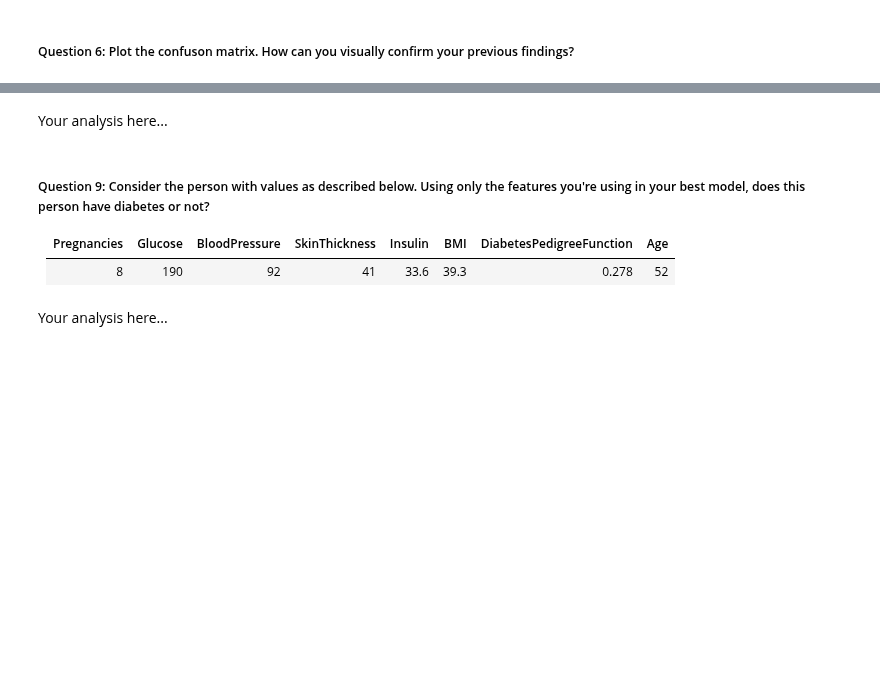
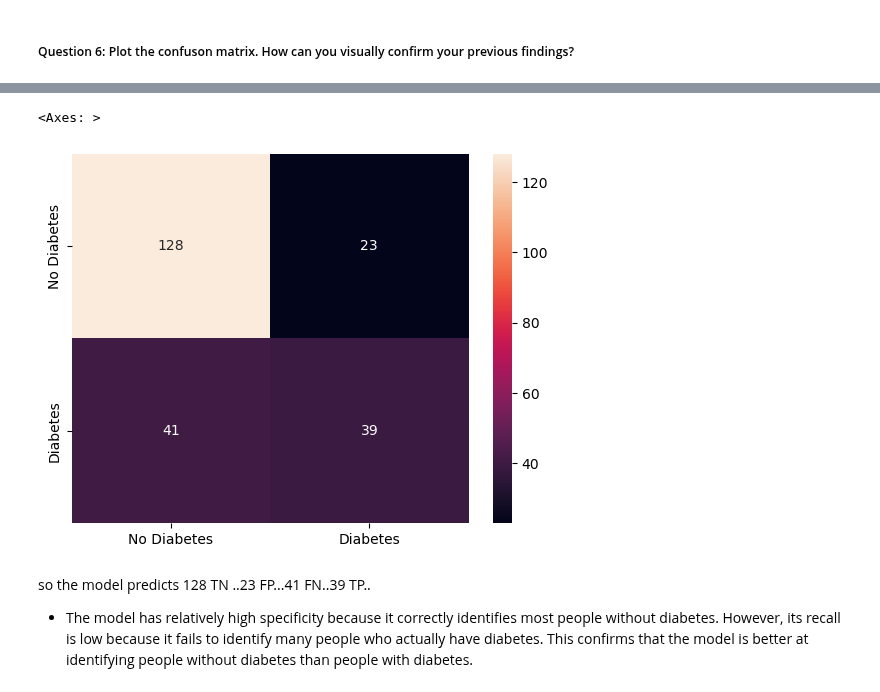
Before and after one commit to SadmanUddin/Machine-Learning-Lab, a Jupyter notebook: Logistic regression/diabetes_logistic_regression_model.ipynb, the cells around one changed output, grey strips where cells are left out. Drawn from its saved outputs; the diff is of its cells as text; code cells hidden in the pictures; blank space fills up the shorter version.

```diff
--- a/Logistic regression/diabetes_logistic_regression_model.ipynb
+++ b/Logistic regression/diabetes_logistic_regression_model.ipynb
@@ -58,0 +59,6 @@ LogisticRegression(max_iter=10000)
+# %%
+x=df[['Glucose']]
+y=df['Outcome']
+x_train,x_test,y_train,y_test=train_test_split(x,y,test_size=0.30,random_state=42)
+model=LogisticRegression(max_iter=10000)
+model.fit(x_train, y_train)
@@ -80,0 +93,7 @@ F1 Score: 0.528
+# %%
+y_pred = model.predict(x_test)
+print('Accuracy score:',accuracy_score(y_test,y_pred))
+print('precision score:',precision_score(y_test,y_pred))
+print('recall score:',recall_score(y_test,y_pred))
+print('f1 score:',f1_score(y_test,y_pred))
+print('specificity score:',specificity_score(y_test,y_pred))
@@ -168,8 +117,0 @@ F1 Score: 0.5625
-# %% [markdown]
-Your analysis here...
-# %% [markdown]
-##### Question 9: Consider the person with values as described below. Using only the features you're using in your best model, does this person have diabetes or not?
-
-| Pregnancies | Glucose | BloodPressure | SkinThickness | Insulin | BMI | DiabetesPedigreeFunction | Age |
-| --- | --- |--- |--- |--- |--- |--- |--- |
-| 8 | 190 | 92 | 41 | 33.6 | 39.3 | 0.278 | 52 |
@@ -178,2 +118,9 @@ Your analysis here...
-# %% [markdown]
-Your analysis here...
+# %%
+cm = metrics.confusion_matrix(y_test,y_pred)
+sns.heatmap(cm,annot=True,fmt='d',xticklabels=["No Diabetes", "Diabetes"],yticklabels=["No Diabetes", "Diabetes"])
+# %% [output]
+<Axes: >
+[figure, added]
+# %% [markdown]
+so the model predicts 128 TN ..23 FP...41 FN..39 TP..
+- The model has relatively high specificity because it correctly identifies most people without diabetes. However, its recall is low because it fails to identify many people who actually have diabetes. This confirms that the model is better at identifying people without diabetes than people with diabetes.
```
Also changed, not shown: parts of 25 cells of this notebook.
